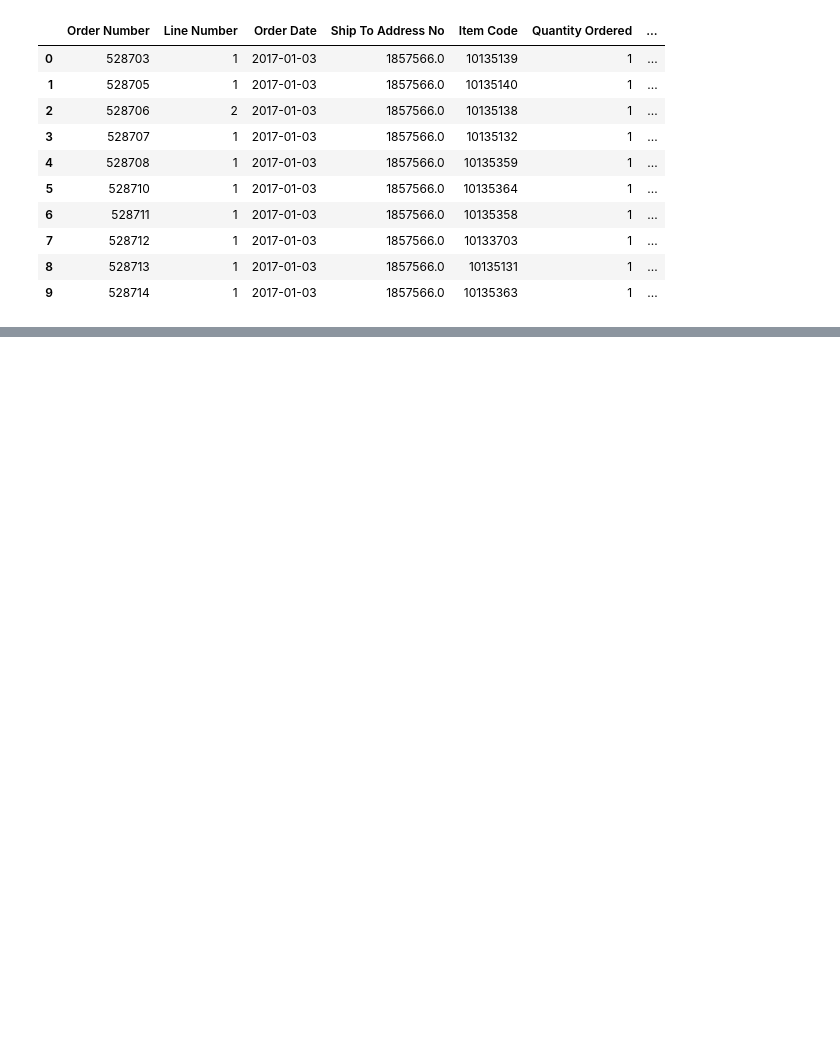
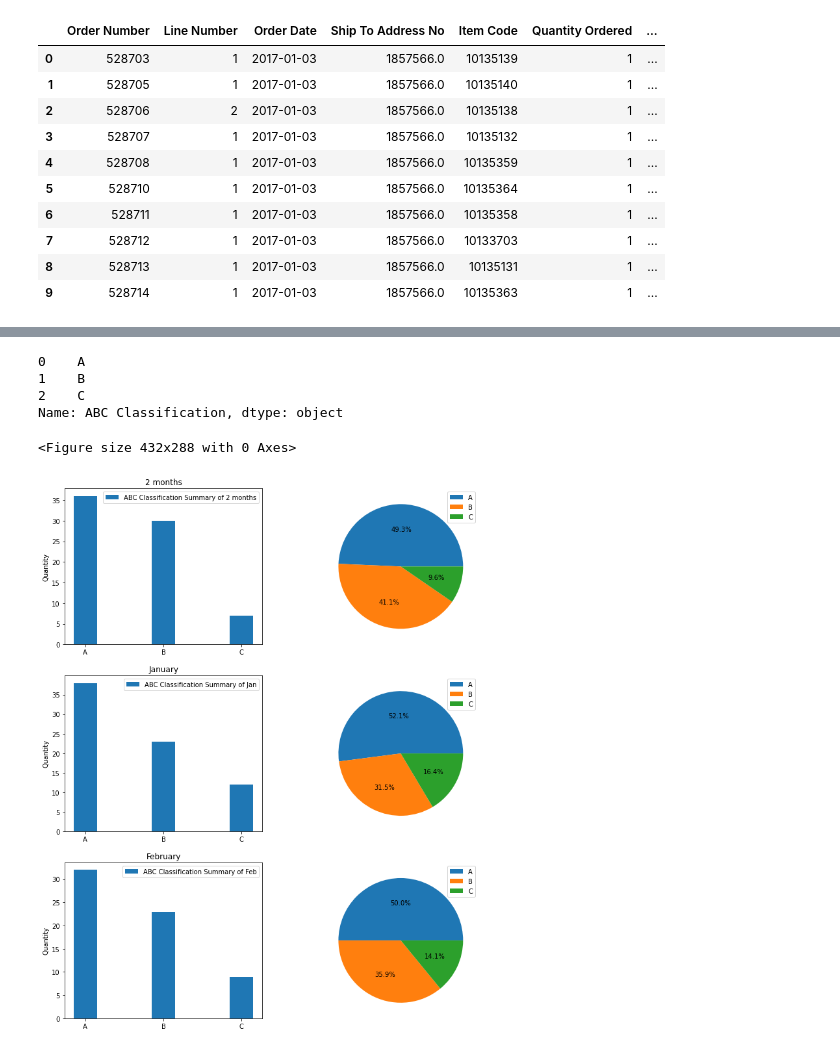
Before and after one commit to dangnguyenhoang/House_pricing_KC, a Jupyter notebook: CEL_/CEL.ipynb, the cells around one changed output, grey strips where cells are left out. Saved outputs shown, nothing was run; the diff lists cells and outputs as text; code cells hidden in the pictures; blank space fills up the shorter version.

```diff
--- a/CEL_/CEL.ipynb
+++ b/CEL_/CEL.ipynb
@@ -138,0 +244,9 @@ Index(['Order Number', 'Line Number', 'Order Date', 'Ship To Address No',
+# %%
+Jan_IC_Total['ABC Classification']=Jan_IC_Total.apply(ABC_classification, axis=1)
+Feb_IC_Total['ABC Classification']=Feb_IC_Total.apply(ABC_classification, axis=1)
+# %%
+Total_Canceled=Canceled_Df[['Item Code','Quantity Ordered']].groupby('Item Code').sum().reset_index()
+Total_Sales=Sales_Df[['Item Code','Order Qty']].groupby('Item Code').sum().reset_index()
+Combined_IC=pd.merge(Total_Sales,Total_Canceled,how='right', on='Item Code')
+Combined_IC=Combined_IC.fillna(0)
+Combined_IC['Service_Level %']=(100*Combined_IC['Order Qty']/(Combined_IC['Order Qty']+Combined_IC['Quantity Ordered'])).round(decimals=2)
@@ -138,0 +269,3 @@ Index(['Order Number', 'Line Number', 'Order Date', 'Ship To Address No',
+# %%
+Combined_IC['ABC Classification']=Combined_IC.apply(ABC_classification, axis=1)
+Combined_IC
@@ -138,0 +340,42 @@ Index(['Order Number', 'Line Number', 'Order Date', 'Ship To Address No',
+# %%
+Summary_2months=Combined_IC.groupby(Combined_IC['ABC Classification']).count()
+Summary_2months=Summary_2months.reset_index()
+Summary_Jan=Jan_IC_Total.groupby(Jan_IC_Total['ABC Classification']).count()
+Summary_Jan=Summary_Jan.reset_index()
+Summary_Feb=Feb_IC_Total.groupby(Feb_IC_Total['ABC Classification']).count()
+Summary_Feb=Summary_Feb.reset_index()
+# %%
+Summary_2months['ABC Classification']
+# %% [output]
+0    A
+1    B
+2    C
+Name: ABC Classification, dtype: object
+# %%
+fig = plt.figure()
+fig,ax=plt.subplots(3,2,figsize=(12,15))
+
+ax[0][0].bar(list(Summary_2months['ABC Classification']), list(Summary_2months['Service_Level %']),width=0.3,label="ABC Classification Summary of 2 months")
+ax[0][0].set(title='2 months')
+ax[0][0].legend(loc=1,prop={'size': 10})
+ax[0][0].set_ylabel('Quantity',fontsize=10)
+ax[0][1].pie(list(Summary_2months['Service_Level %']),autopct='%1.1f%%')
+ax[0][1].legend(labels=list(Summary_2months['ABC Classification']),loc=1)
+
+ax[1][0].bar(list(Summary_Jan['ABC Classification']), list(Summary_Jan['Service_Level %']),width=0.3,label="ABC Classification Summary of Jan")
+ax[1][0].set(title='January')
+ax[1][0].legend(loc=1,prop={'size': 10})
+ax[1][0].set_ylabel('Quantity',fontsize=10)
+ax[1][1].pie(list(Summary_Jan['Service_Level %']),autopct='%1.1f%%')
+ax[1][1].legend(labels=list(Summary_Jan['ABC Classification']),loc=1)
+
+ax[2][0].bar(list(Summary_Feb['ABC Classification']), list(Summary_Feb['Service_Level %']),width=0.3,label="ABC Classification Summary of Feb")
+ax[2][0].set(title='February')
+ax[2][0].legend(loc=1,prop={'size': 10})
+ax[2][0].set_ylabel('Quantity',fontsize=10)
+ax[2][1].pie(list(Summary_Feb['Service_Level %']),autopct='%1.1f%%')
+ax[2][1].legend(labels=list(Summary_Feb['ABC Classification']),loc=1)
+plt.show()
+# %% [output]
+<Figure size 432x288 with 0 Axes>
+[figure, added]
```
Also changed, not shown: parts of 37 cells of this notebook.
